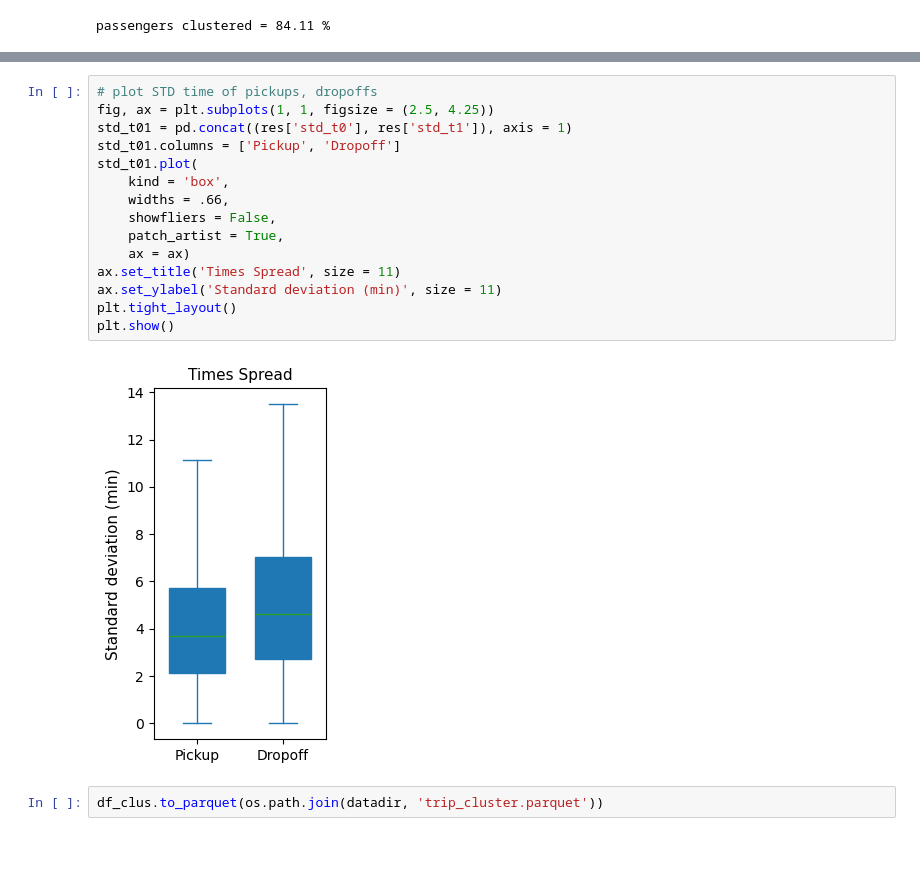
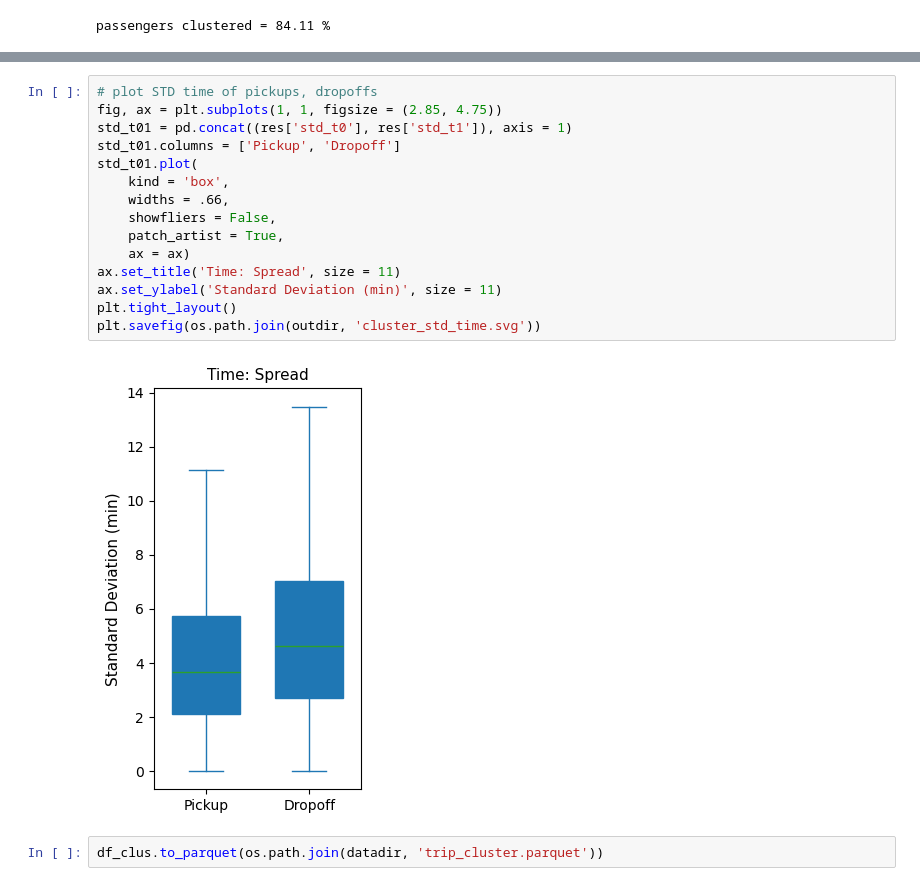
Before and after one commit to calebclayreagor/nyc-taxi-efficiency, a Jupyter notebook: notebooks/01_clustering.ipynb, the cells around one changed output, grey strips where cells are left out. Saved outputs shown, nothing was run; the diff lists cells and outputs as text; blank space fills up the shorter version.

```diff
--- a/notebooks/01_clustering.ipynb
+++ b/notebooks/01_clustering.ipynb
@@ -204,19 +204,19 @@ plt.show()
 # %%
 # plot STD time of pickups, dropoffs
-fig, ax = plt.subplots(1, 1, figsize = (2.5, 4.25))
+fig, ax = plt.subplots(1, 1, figsize = (2.85, 4.75))
 std_t01 = pd.concat((res['std_t0'], res['std_t1']), axis = 1)
 std_t01.columns = ['Pickup', 'Dropoff']
 std_t01.plot(
     kind = 'box',
     widths = .66,
     showfliers = False,
     patch_artist = True,
     ax = ax)
-ax.set_title('Times Spread', size = 11)
-ax.set_ylabel('Standard deviation (min)', size = 11)
+ax.set_title('Time: Spread', size = 11)
+ax.set_ylabel('Standard Deviation (min)', size = 11)
 plt.tight_layout()
-plt.show()
+plt.savefig(os.path.join(outdir, 'cluster_std_time.svg'))
 # %% [output]
-[figure, old version]
+[figure, new version]
 # %%
 df_clus.to_parquet(os.path.join(datadir, 'trip_cluster.parquet'))
```
Also changed, not shown: parts of 2 cells of this notebook, 3 other files.
